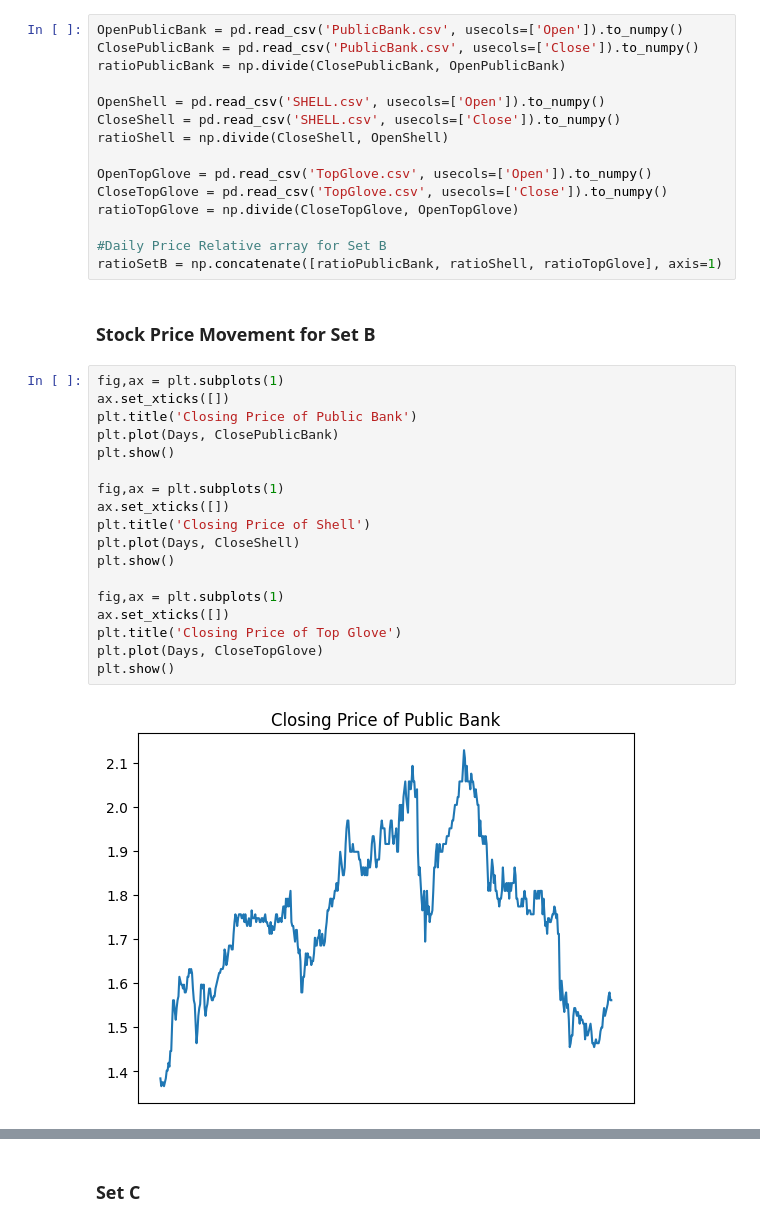
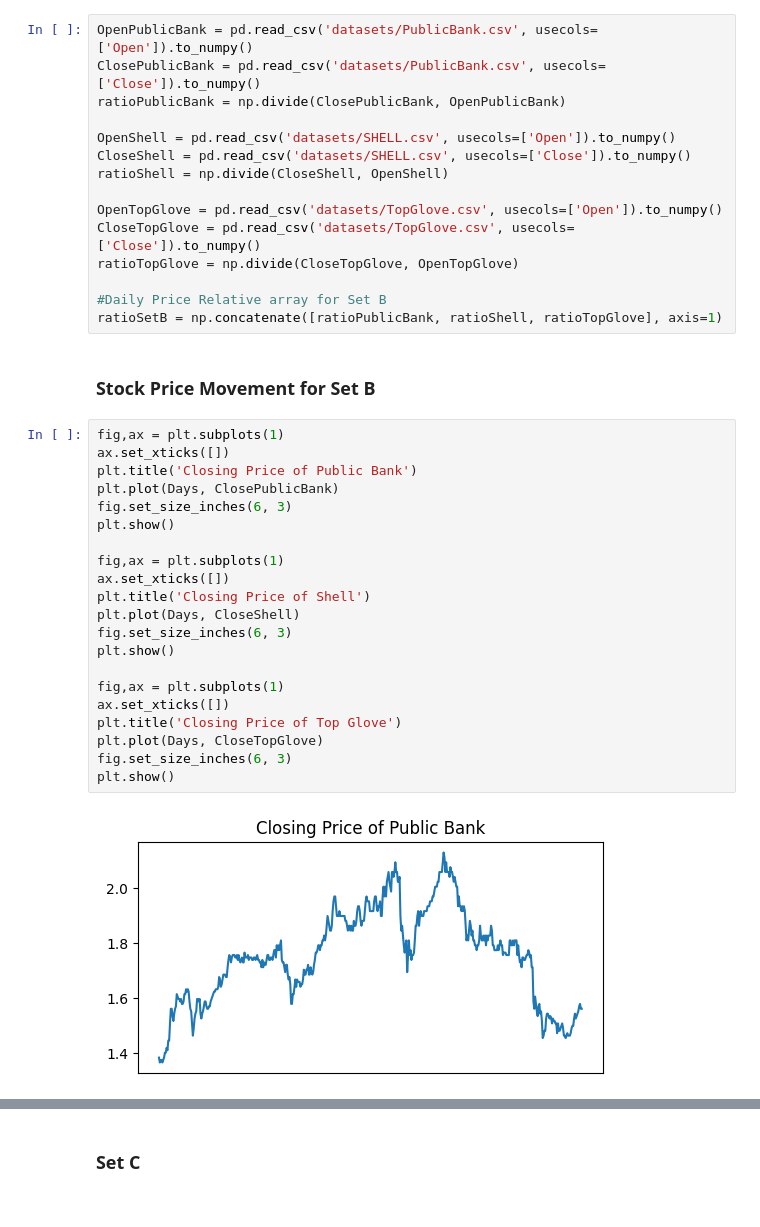
Before and after one commit to hzmzk/universal_portfolio, a Jupyter notebook: universal_portfolio_hilbert_matrix.ipynb, the cells around one changed output, grey strips where cells are left out. Saved outputs shown, nothing was run; the diff lists cells and outputs as text.

```diff
--- a/universal_portfolio_hilbert_matrix.ipynb
+++ b/universal_portfolio_hilbert_matrix.ipynb
@@ -210,16 +213,16 @@ plt.show()
 # %% [markdown]
 ### Set B
 # %%
-OpenPublicBank = pd.read_csv('PublicBank.csv', usecols=['Open']).to_numpy()
-ClosePublicBank = pd.read_csv('PublicBank.csv', usecols=['Close']).to_numpy()
+OpenPublicBank = pd.read_csv('datasets/PublicBank.csv', usecols=['Open']).to_numpy()
+ClosePublicBank = pd.read_csv('datasets/PublicBank.csv', usecols=['Close']).to_numpy()
 ratioPublicBank = np.divide(ClosePublicBank, OpenPublicBank)
 
-OpenShell = pd.read_csv('SHELL.csv', usecols=['Open']).to_numpy()
-CloseShell = pd.read_csv('SHELL.csv', usecols=['Close']).to_numpy()
+OpenShell = pd.read_csv('datasets/SHELL.csv', usecols=['Open']).to_numpy()
+CloseShell = pd.read_csv('datasets/SHELL.csv', usecols=['Close']).to_numpy()
 ratioShell = np.divide(CloseShell, OpenShell)
 
-OpenTopGlove = pd.read_csv('TopGlove.csv', usecols=['Open']).to_numpy()
-CloseTopGlove = pd.read_csv('TopGlove.csv', usecols=['Close']).to_numpy()
+OpenTopGlove = pd.read_csv('datasets/TopGlove.csv', usecols=['Open']).to_numpy()
+CloseTopGlove = pd.read_csv('datasets/TopGlove.csv', usecols=['Close']).to_numpy()
 ratioTopGlove = np.divide(CloseTopGlove, OpenTopGlove)
 
 #Daily Price Relative array for Set B
@@ -229,20 +232,23 @@ ratioSetB = np.concatenate([ratioPublicBank, ratioShell, ratioTopGlove], axis=1)
 # %%
 fig,ax = plt.subplots(1)
 ax.set_xticks([])
 plt.title('Closing Price of Public Bank')
 plt.plot(Days, ClosePublicBank)
+fig.set_size_inches(6, 3)
 plt.show()
 
 fig,ax = plt.subplots(1)
 ax.set_xticks([])
 plt.title('Closing Price of Shell')
 plt.plot(Days, CloseShell)
+fig.set_size_inches(6, 3)
 plt.show()
 
 fig,ax = plt.subplots(1)
 ax.set_xticks([])
 plt.title('Closing Price of Top Glove')
 plt.plot(Days, CloseTopGlove)
+fig.set_size_inches(6, 3)
 plt.show()
 # %% [output]
-[figure, old version]
+[figure, new version]
```
Also changed, not shown: parts of 6 cells of this notebook, 9 other files.
